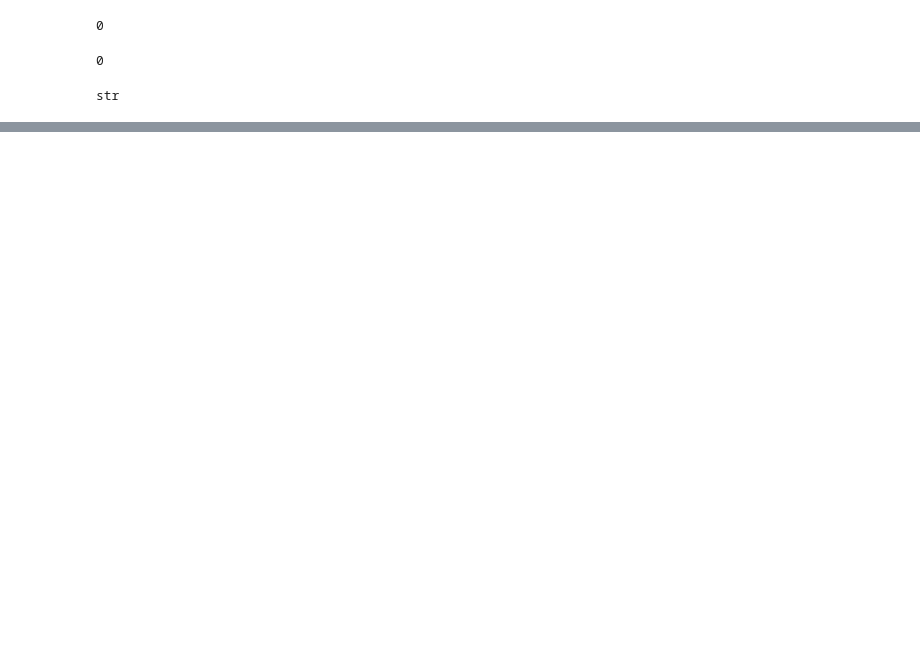
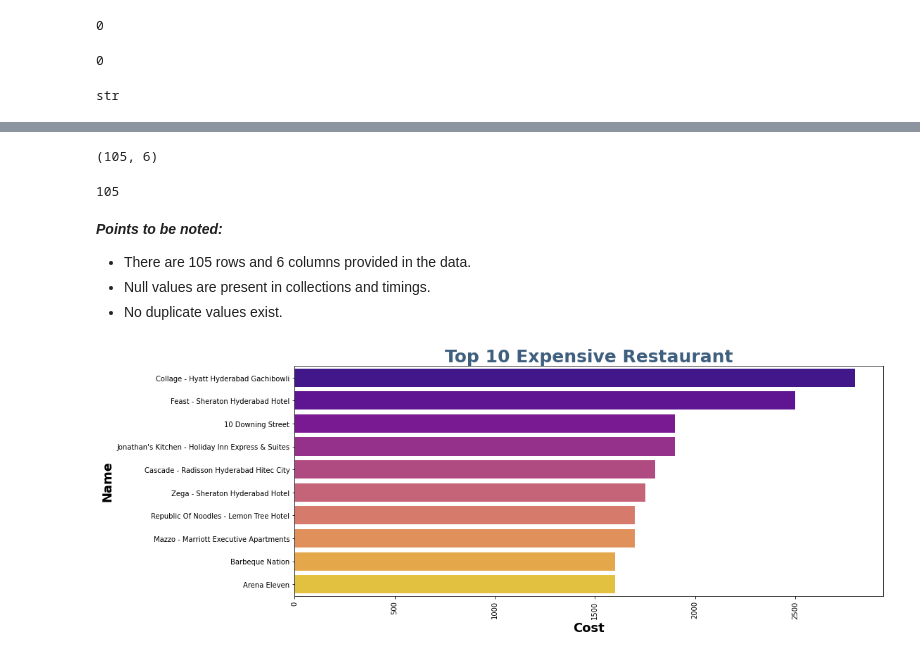
Before and after one commit to madhavimali/Zomoto_Restaurant_Clustering_and_Sentiment_Analysis_MM, a Jupyter notebook: MM_Zomoto_Restaurant_Clustering_and_Sentiment_Analysis.ipynb, the cells around one changed output, grey strips where cells are left out. Drawn from its saved outputs; the diff is of its cells as text; code cells hidden in the pictures; blank space fills up the shorter version.

```diff
--- a/MM_Zomoto_Restaurant_Clustering_and_Sentiment_Analysis.ipynb
+++ b/MM_Zomoto_Restaurant_Clustering_and_Sentiment_Analysis.ipynb
@@ -187,0 +199,31 @@ str
+# %%
+#Checking the shape of the dataset
+zom_df.shape
+# %% [output]
+(105, 6)
+# %%
+zom_df['Name'].nunique()
+# %% [output]
+105
+# %% [markdown]
+***Points to be noted:***
+
+* There are 105 rows and 6 columns provided in the data.
+* Null values are present in collections and timings.
+* No duplicate values exist.
+# %%
+#Top 10 costly restaurants
+top_10_costly_rest = zom_df[['Name', 'Cost']].groupby('Name', as_index=False).sum().sort_values(by='Cost', ascending=False).head(10)
+# %%
+# Top 10 Expensive Restaurants vs their cost
+plt.figure(figsize=(15,6))
+x = top_10_costly_rest['Cost']
+y = top_10_costly_rest['Name']
+plt.title("Top 10 Expensive Restaurant",fontsize=25,weight='bold',color=sns.cubehelix_palette(8, start=.5, rot=-.75)[-3])
+plt.ylabel("Name",weight='bold',fontsize=18)
+plt.xlabel("Cost",weight='bold',fontsize=18)
+plt.xticks(rotation=90)
+sns.barplot(x=x, y=y,palette='plasma')
+plt.show()
+# %% [output]
+[figure, added]
```
Also changed, not shown: parts of 24 cells of this notebook.
